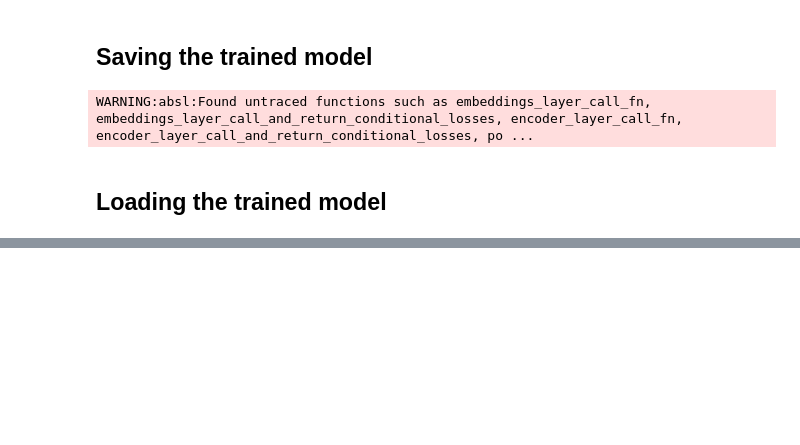
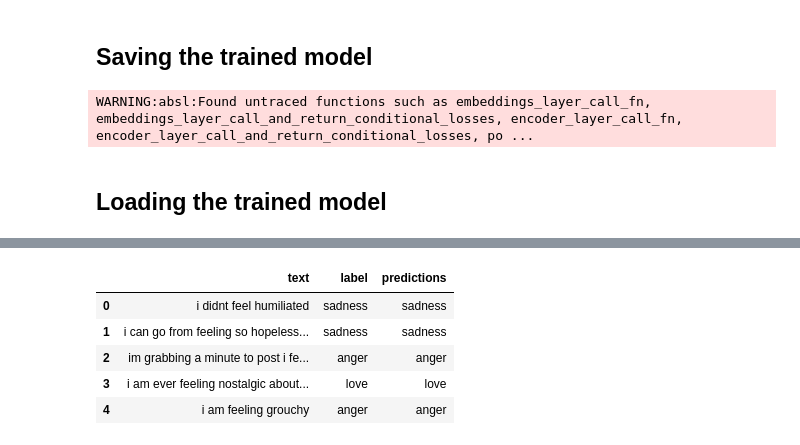
Before and after one commit to Muntasir2179/BERT-multiclass-emotion-classifier, a Jupyter notebook: BERT_multiclass_emotion_classification.ipynb, the cells around one changed output, grey strips where cells are left out. Cells and saved outputs as stored; diff of their text form; code cells hidden in the pictures; blank space fills up the shorter version.

```diff
--- a/BERT_multiclass_emotion_classification.ipynb
+++ b/BERT_multiclass_emotion_classification.ipynb
@@ -301,0 +363,2 @@ joy
+# %%
+dataset = pd.read_csv('Emotion Dataset (English Text).csv', index_col=0)
@@ -301,0 +406,11 @@ joy
+# %%
+predictions = pd.DataFrame(predictions, columns=['predictions'])
+data_1 = pd.concat([data_1, predictions], axis=1)
+data_1.head()
+# %% [output]
+|  | text | label | predictions |
+| 0 | i didnt feel humiliated | sadness | sadness |
+| 1 | i can go from feeling so hopeless... | sadness | sadness |
+| 2 | im grabbing a minute to post i fe... | anger | anger |
+| 3 | i am ever feeling nostalgic about... | love | love |
+| 4 | i am feeling grouchy | anger | anger |
```
Also changed, not shown: parts of 21 cells of this notebook.
